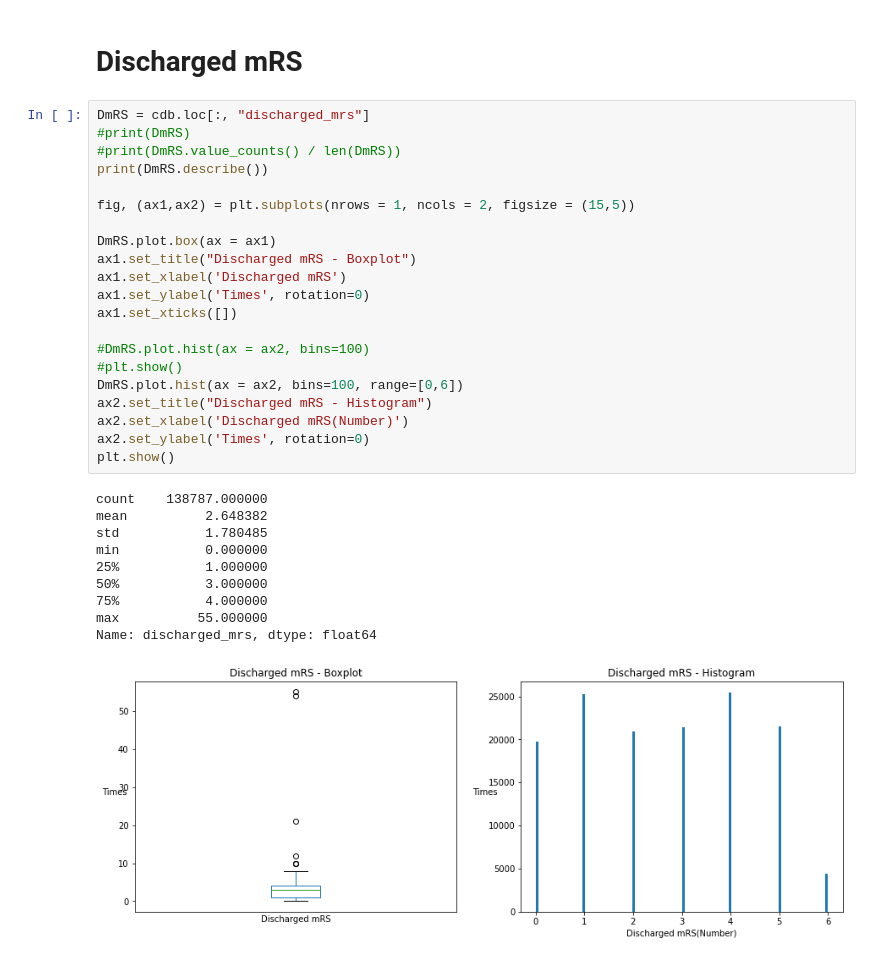
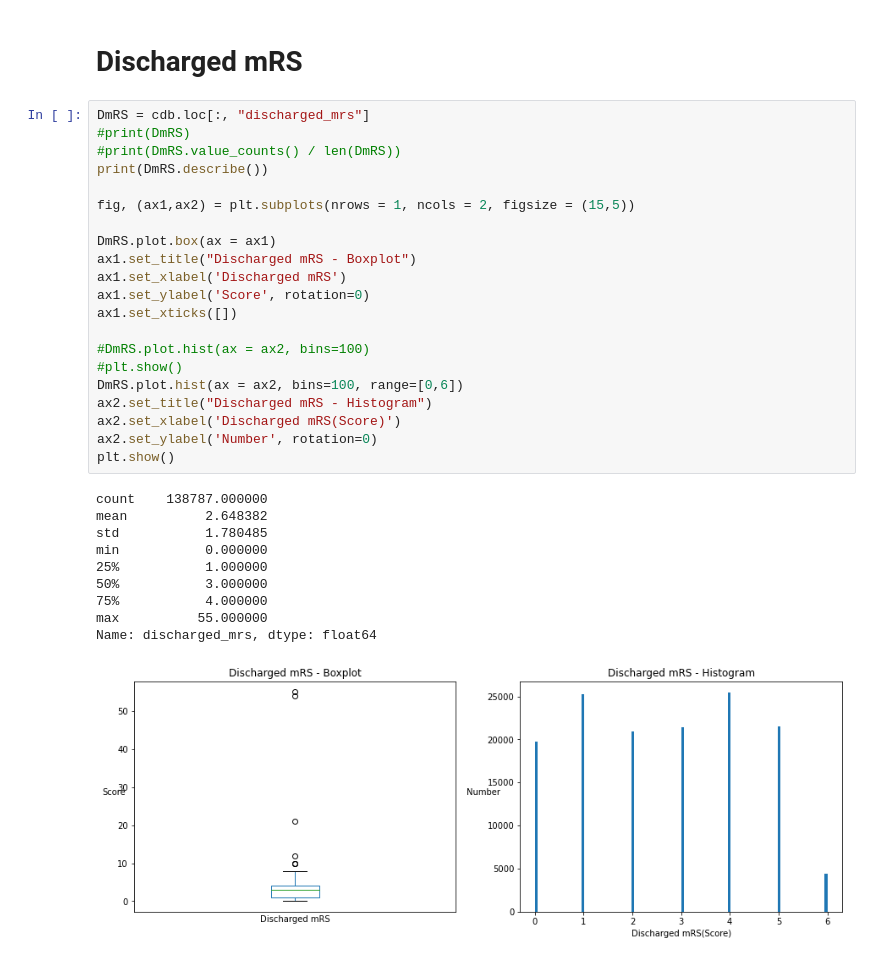
Before and after one commit to sn987532159/TSR_ML, a Jupyter notebook: data_exploration/Pre-visualisation - CASEDBMRS.ipynb, the cells around one changed output. Drawn from its saved outputs; the diff is of its cells as text.

```diff
--- a/data_exploration/Pre-visualisation - CASEDBMRS.ipynb
+++ b/data_exploration/Pre-visualisation - CASEDBMRS.ipynb
@@ -370,32 +404,32 @@ Name: Bladder_control, dtype: float64
 # %%
 DmRS = cdb.loc[:, "discharged_mrs"]
 #print(DmRS)
 #print(DmRS.value_counts() / len(DmRS))
 print(DmRS.describe())
 
 fig, (ax1,ax2) = plt.subplots(nrows = 1, ncols = 2, figsize = (15,5))
 
 DmRS.plot.box(ax = ax1)
 ax1.set_title("Discharged mRS - Boxplot")
 ax1.set_xlabel('Discharged mRS')
-ax1.set_ylabel('Times', rotation=0)
+ax1.set_ylabel('Score', rotation=0)
 ax1.set_xticks([])
 
 #DmRS.plot.hist(ax = ax2, bins=100)
 #plt.show()
 DmRS.plot.hist(ax = ax2, bins=100, range=[0,6])
 ax2.set_title("Discharged mRS - Histogram")
-ax2.set_xlabel('Discharged mRS(Number)')
-ax2.set_ylabel('Times', rotation=0)
+ax2.set_xlabel('Discharged mRS(Score)')
+ax2.set_ylabel('Number', rotation=0)
 plt.show()
 # %% [output]
 count    138787.000000
 mean          2.648382
 std           1.780485
 min           0.000000
 25%           1.000000
 50%           3.000000
 75%           4.000000
 max          55.000000
 Name: discharged_mrs, dtype: float64
-[figure, old version]
+[figure, new version]
```
Also changed, not shown: parts of 13 cells of this notebook, 4 other files.
